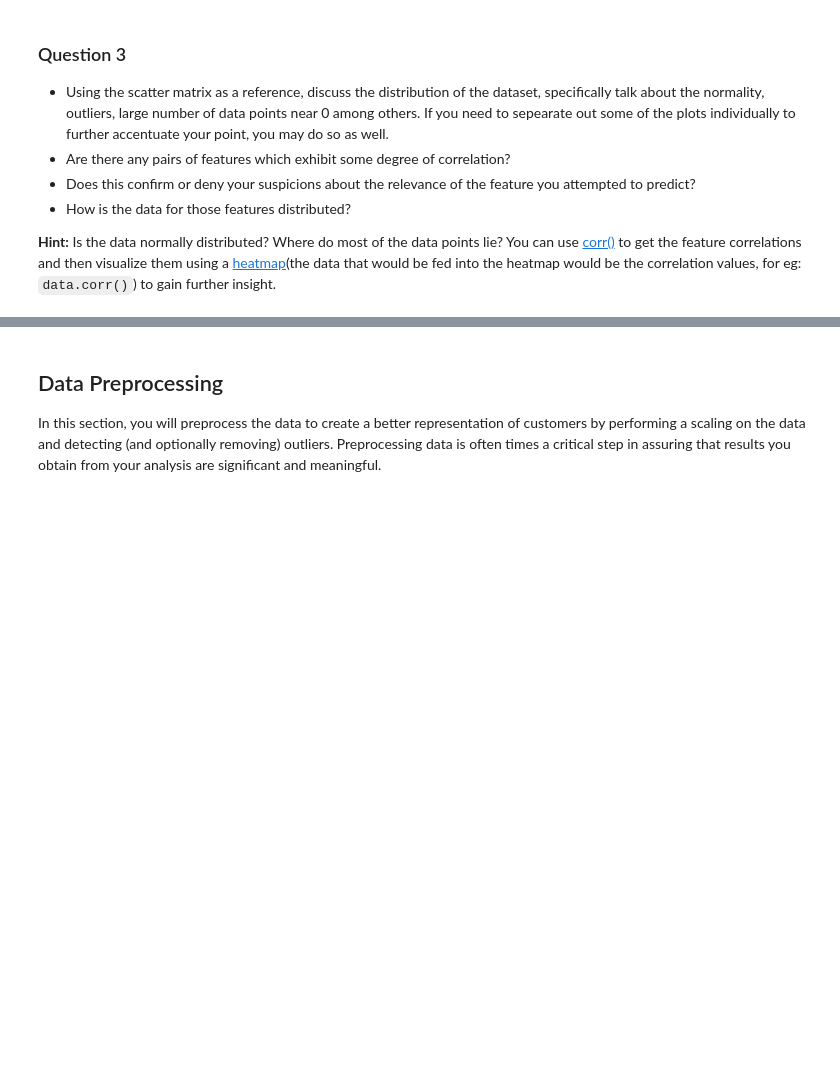
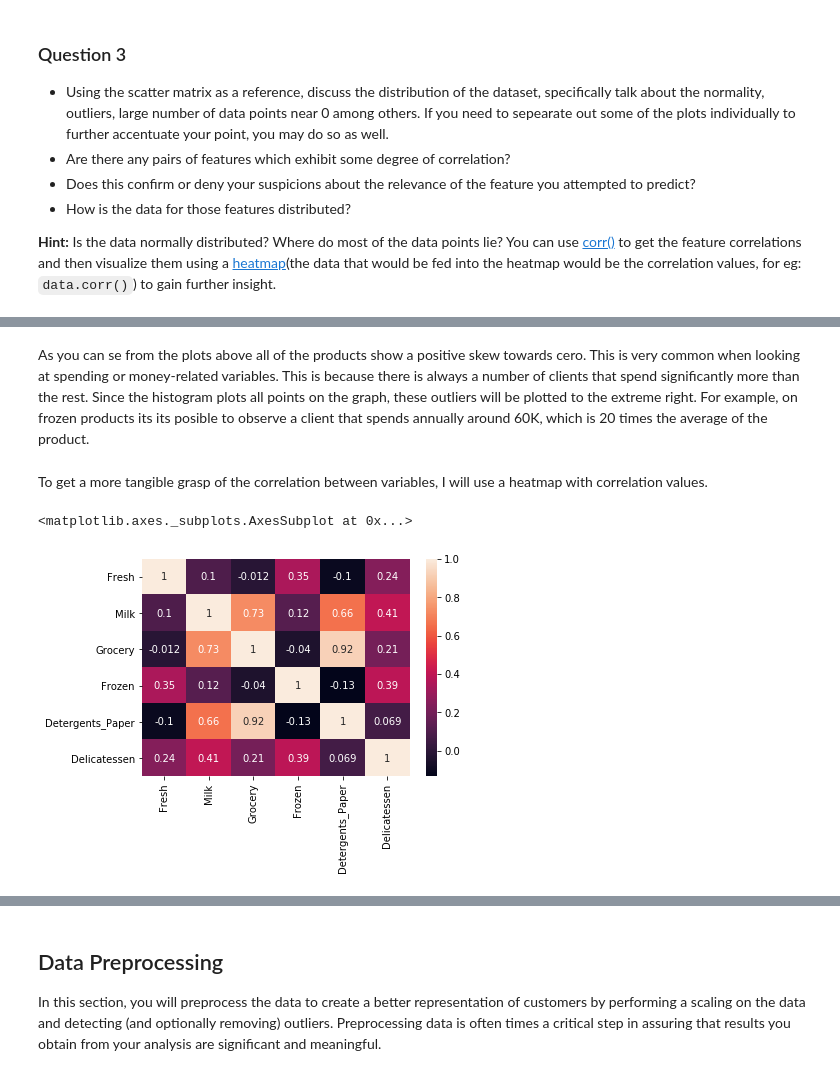
Before and after one commit to falrrema/ML_Nanodegree, a Jupyter notebook: P4_CustomerSegments/customer_segments.ipynb, the cells around one changed output, grey strips where cells are left out. Cells and saved outputs as stored; diff of their text form; code cells hidden in the pictures; blank space fills up the shorter version.

```diff
--- a/P4_CustomerSegments/customer_segments.ipynb
+++ b/P4_CustomerSegments/customer_segments.ipynb
@@ -157,0 +169,10 @@ pd.scatter_matrix(data, alpha = 0.3, figsize = (14,8), diagonal = 'kde');
+# %% [markdown]
+As you can se from the plots above all of the products show a positive skew towards cero. This is very common when looking at spending or money-related variables. This is because there is always a number of clients that spend significantly more than the rest. Since the histogram plots all points on the graph, these outliers will be plotted to the extreme right. For example, on frozen products its its posible to observe a client that spends annually around 60K, which is 20 times the average of the product.
+# %% [markdown]
+To get a more tangible grasp of the correlation between variables, I will use a heatmap with correlation values.
+# %%
+import seaborn as sb
+sb.heatmap(data.corr(), annot=True)
+# %% [output]
+<matplotlib.axes._subplots.AxesSubplot at 0x...>
+[figure, added]
```
Also changed, not shown: parts of 7 cells of this notebook.
